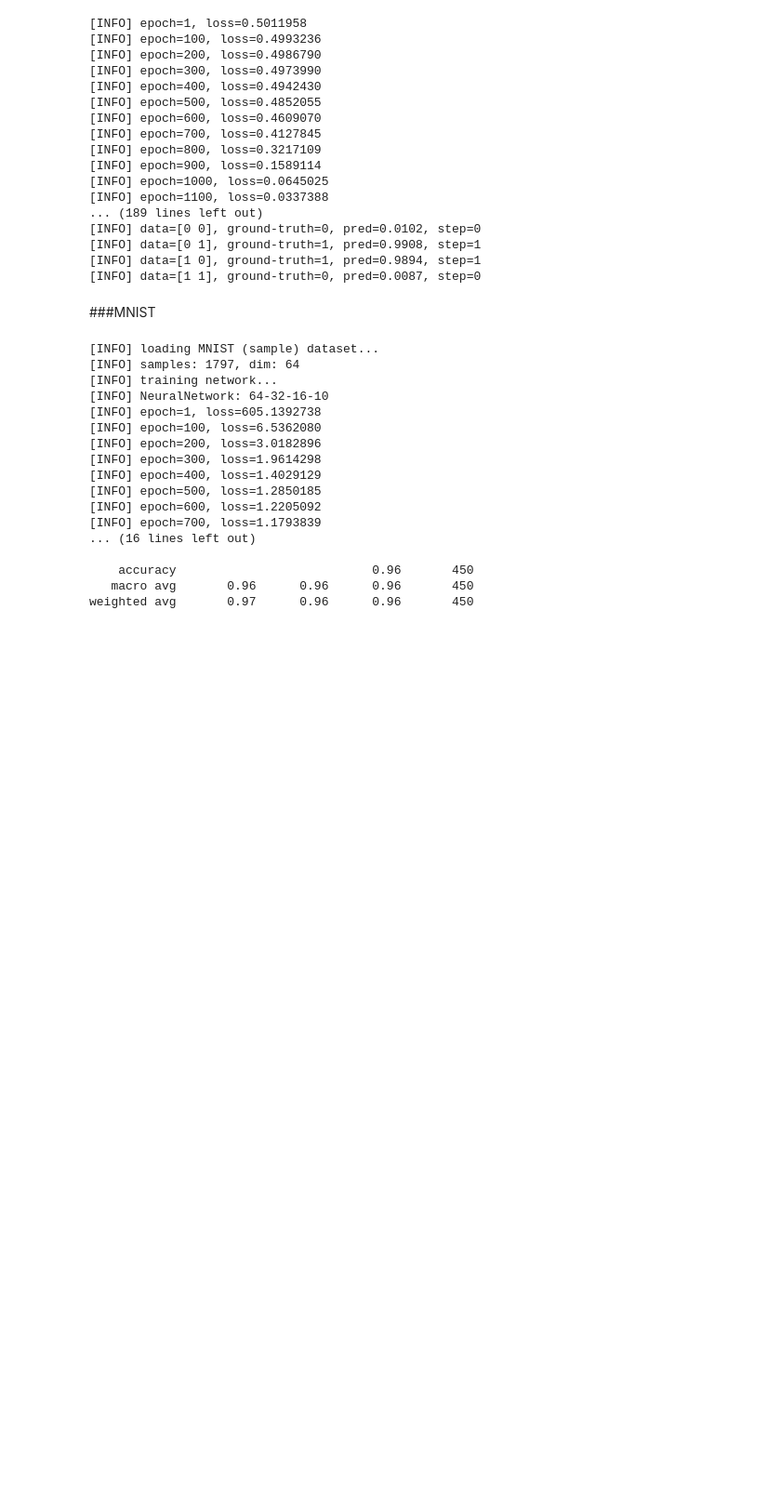
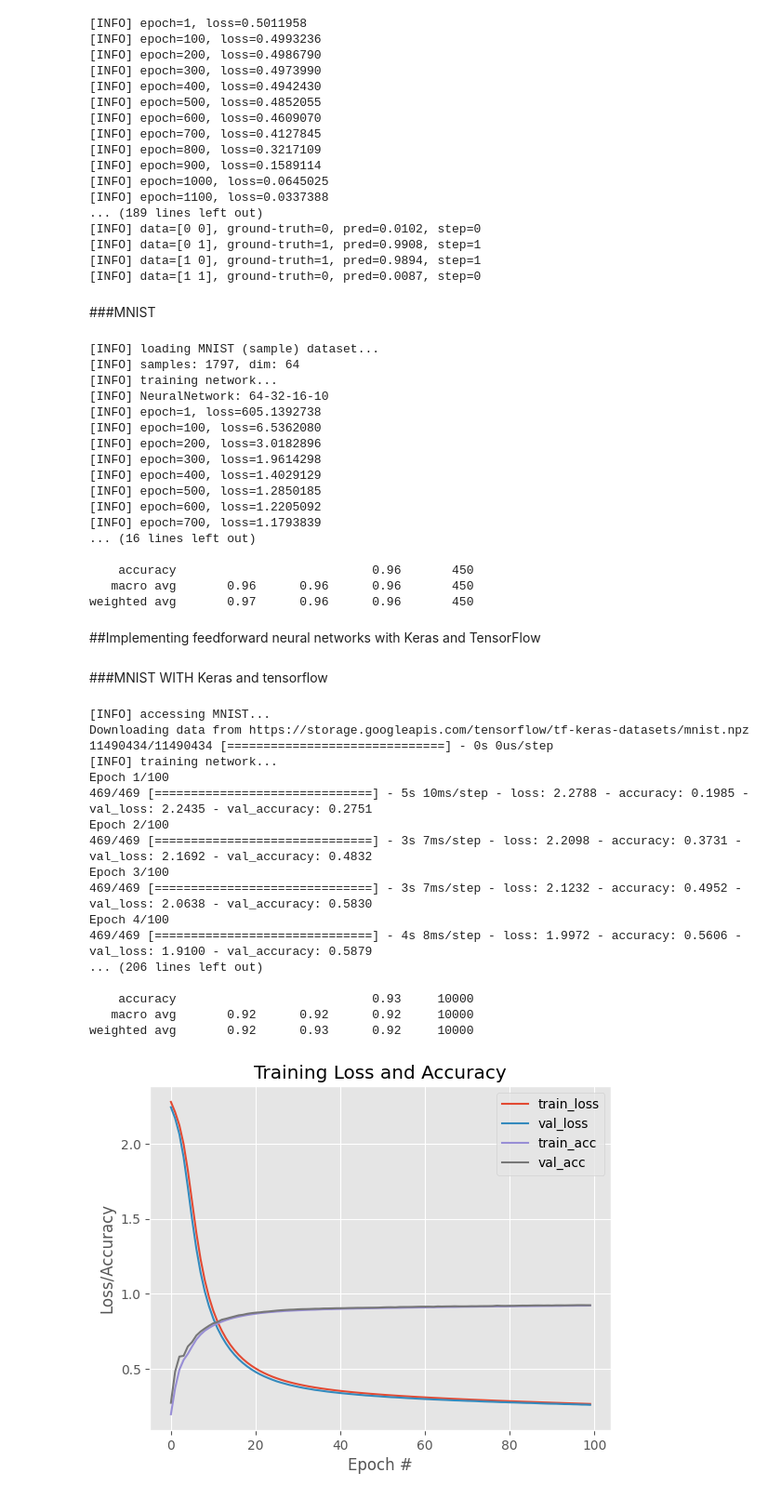
Before and after one commit to novojitdas/Computer-Vision, a Jupyter notebook: colab/Neural_Network.ipynb, the cells around one changed output. Shown: that part at 93% size. Drawn from its saved outputs; the diff is of its cells as text; code cells hidden in the pictures; blank space fills up the shorter version.

Commit message:
Backpropagation and feedforward NN

```diff
--- a/colab/Neural_Network.ipynb
+++ b/colab/Neural_Network.ipynb
@@ -500,3 +500,7 @@ print(classification_report(testY.argmax(axis=1), predictions))
     accuracy                           0.96       450
    macro avg       0.96      0.96      0.96       450
 weighted avg       0.97      0.96      0.96       450
+# %% [markdown]
+##Implementing feedforward neural networks with Keras and TensorFlow
+# %% [markdown]
+###MNIST WITH Keras and tensorflow
@@ -502,0 +519,73 @@ weighted avg       0.97      0.96      0.96       450
+# %%
+# grab the MNIST dataset (if this is your first time using this
+# dataset then the 11MB download may take a minute)
+print("[INFO] accessing MNIST...")
+((trainX, trainY), (testX, testY)) = mnist.load_data()
+
+# each image in the MNIST dataset is represented as a 28x28x1
+# image, but in order to apply a standard neural network we must
+# first "flatten" the image to be simple list of 28x28=784 pixels
+trainX = trainX.reshape((trainX.shape[0], 28 * 28 * 1))
+testX = testX.reshape((testX.shape[0], 28 * 28 * 1))
+
+# scale data to the range of [0, 1]
+trainX = trainX.astype("float32") / 255.0
+testX = testX.astype("float32") / 255.0
+
+# convert the labels from integers to vectors
+lb = LabelBinarizer()
+trainY = lb.fit_transform(trainY)
+testY = lb.transform(testY)
+
+# define the 784-256-128-10 architecture using Keras
+model = Sequential()
+model.add(Dense(256, input_shape=(784,), activation="sigmoid"))
+model.add(Dense(128, activation="sigmoid"))
+model.add(Dense(10, activation="softmax"))
+
+# train the model using SGD
+print("[INFO] training network...")
+sgd = SGD(0.01)
+model.compile(loss="categorical_crossentropy", optimizer=sgd,
+	metrics=["accuracy"])
+H = model.fit(trainX, trainY, validation_data=(testX, testY),
+	epochs=100, batch_size=128)
+
+# evaluate the network
+print("[INFO] evaluating network...")
+predictions = model.predict(testX, batch_size=128)
+print(classification_report(testY.argmax(axis=1),
+	predictions.argmax(axis=1),
+	target_names=[str(x) for x in lb.classes_]))
+
+# plot the training loss and accuracy
+plt.style.use("ggplot")
+plt.figure()
+plt.plot(np.arange(0, 100), H.history["loss"], label="train_loss")
+plt.plot(np.arange(0, 100), H.history["val_loss"], label="val_loss")
+plt.plot(np.arange(0, 100), H.history["accuracy"], label="train_acc")
+plt.plot(np.arange(0, 100), H.history["val_accuracy"], label="val_acc")
+plt.title("Training Loss and Accuracy")
+plt.xlabel("Epoch #")
+plt.ylabel("Loss/Accuracy")
+plt.legend()
+plt.show()
+# %% [output]
+[INFO] accessing MNIST...
+Downloading data from https://storage.googleapis.com/tensorflow/tf-keras-datasets/mnist.npz
+11490434/11490434 [==============================] - 0s 0us/step
+[INFO] training network...
+Epoch 1/100
+469/469 [==============================] - 5s 10ms/step - loss: 2.2788 - accuracy: 0.1985 - val_loss: 2.2435 - val_accuracy: 0.2751
+Epoch 2/100
+469/469 [==============================] - 3s 7ms/step - loss: 2.2098 - accuracy: 0.3731 - val_loss: 2.1692 - val_accuracy: 0.4832
+Epoch 3/100
+469/469 [==============================] - 3s 7ms/step - loss: 2.1232 - accuracy: 0.4952 - val_loss: 2.0638 - val_accuracy: 0.5830
+Epoch 4/100
+469/469 [==============================] - 4s 8ms/step - loss: 1.9972 - accuracy: 0.5606 - val_loss: 1.9100 - val_accuracy: 0.5879
+... (206 lines left out)
+
+    accuracy                           0.93     10000
+   macro avg       0.92      0.92      0.92     10000
+weighted avg       0.92      0.93      0.92     10000
+[figure, added]
```
Also changed, not shown: parts of 3 cells of this notebook.
